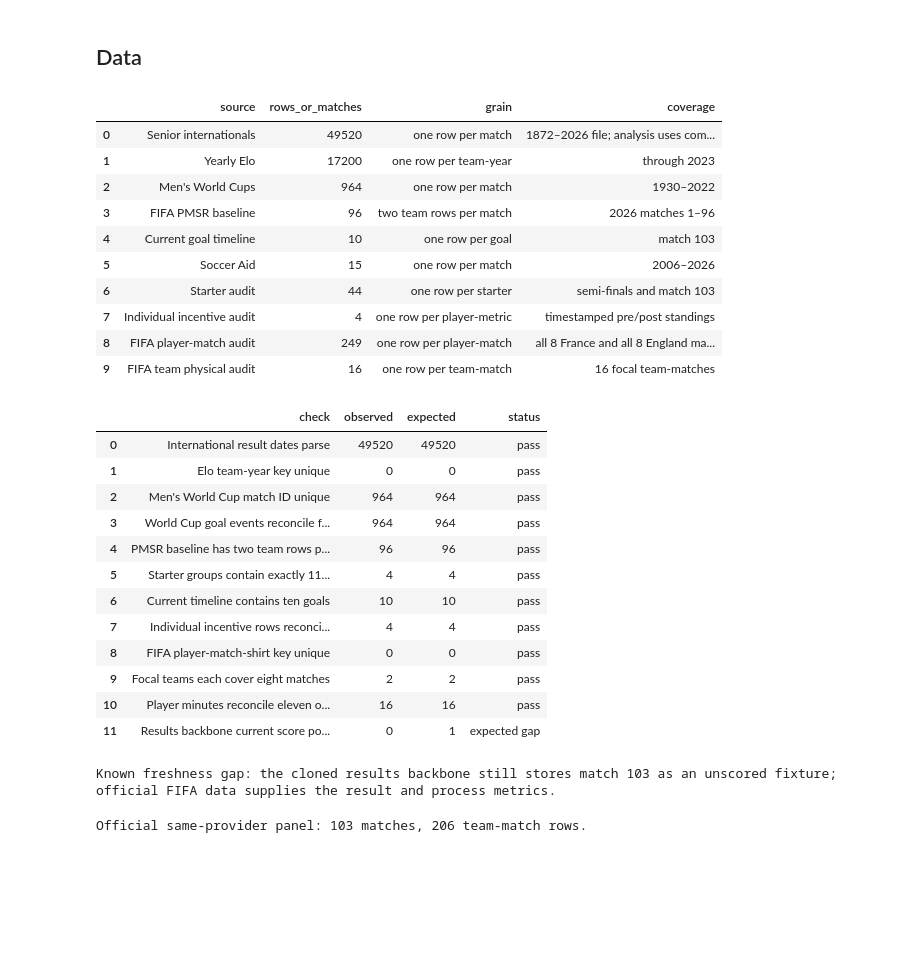
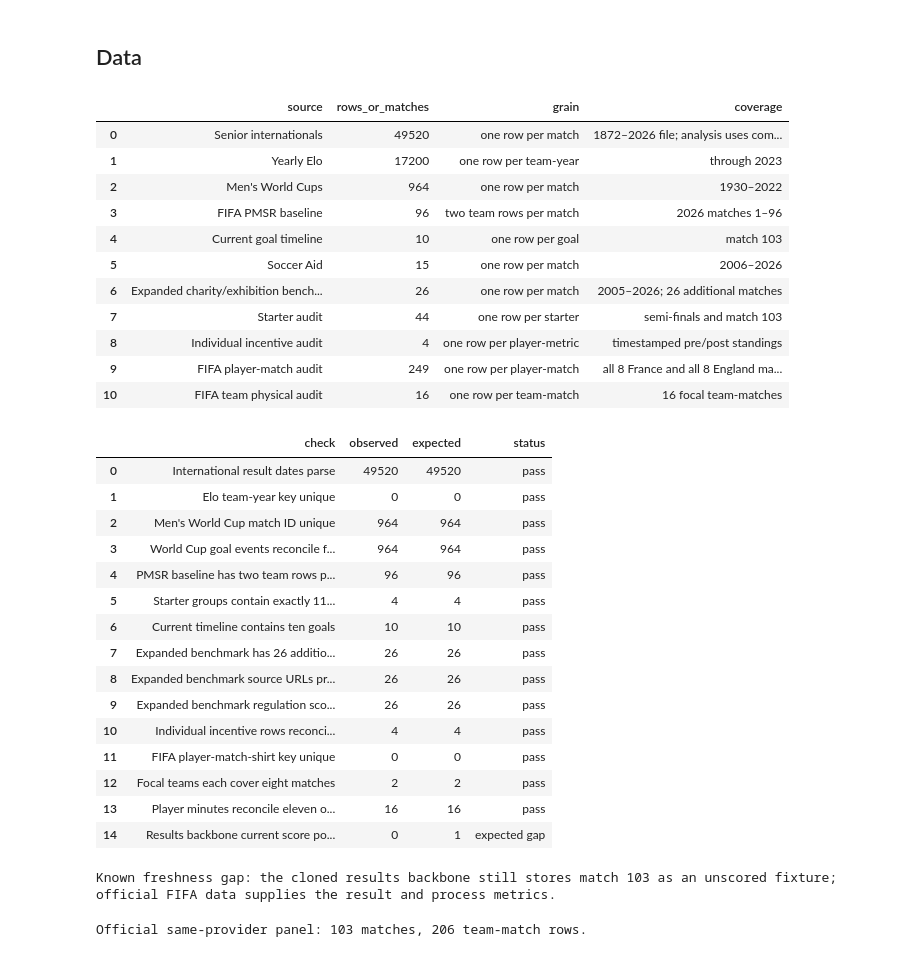
Before and after one commit to Shiverion/england-france-third-place-analysis, a Jupyter notebook: output/jupyter-notebook/england_france_2026_third_place_analysis_v2.ipynb, the cells around one changed output. Drawn from its saved outputs; the diff is of its cells as text; code cells hidden in the pictures; blank space fills up the shorter version.

```diff
--- a/output/jupyter-notebook/england_france_2026_third_place_analysis_v2.ipynb
+++ b/output/jupyter-notebook/england_france_2026_third_place_analysis_v2.ipynb
@@ -148,6 +148,7 @@ goals_raw = pd.read_csv(SIBLING / "data" / "raw" / "fjelstul" / "goals.csv", enc
 pmsr_base = pd.read_csv(SIBLING / "data" / "processed" / "pmsr_2026_match_features.csv")
 current_goals = pd.read_csv(ROOT / "data" / "current_match_goals.csv")
 soccer_aid = pd.read_csv(ROOT / "data" / "soccer_aid_results.csv")
+exhibition_benchmark = pd.read_csv(ROOT / "data" / "exhibition_charity_benchmark.csv")
 lineups = pd.read_csv(ROOT / "data" / "lineup_starters.csv")
 player_incentives = pd.read_csv(ROOT / "data" / "player_incentive_evidence.csv")
 player_match = pd.read_csv(PROCESSED / "fifa_2026_france_england_player_match.csv")
@@ -160,6 +161,7 @@ source_table = pd.DataFrame([
     ("FIFA PMSR baseline", pmsr_base["match_number"].nunique(), "two team rows per match", "2026 matches 1–96"),
     ("Current goal timeline", len(current_goals), "one row per goal", "match 103"),
     ("Soccer Aid", len(soccer_aid), "one row per match", "2006–2026"),
+    ("Expanded charity/exhibition benchmark", len(exhibition_benchmark), "one row per match", "2005–2026; 26 additional matches"),
     ("Starter audit", len(lineups), "one row per starter", "semi-finals and match 103"),
     ("Individual incentive audit", len(player_incentives), "one row per player-metric", "timestamped pre/post standings"),
     ("FIFA player-match audit", len(player_match), "one row per player-match", "all 8 France and all 8 England matches"),
@@ -174,10 +176,11 @@ display(source_table)
 | 3 | FIFA PMSR baseline | 96 | two team rows per match | 2026 matches 1–96 |
 | 4 | Current goal timeline | 10 | one row per goal | match 103 |
 | 5 | Soccer Aid | 15 | one row per match | 2006–2026 |
-| 6 | Starter audit | 44 | one row per starter | semi-finals and match 103 |
-| 7 | Individual incentive audit | 4 | one row per player-metric | timestamped pre/post standings |
-| 8 | FIFA player-match audit | 249 | one row per player-match | all 8 France and all 8 England ma... |
-| 9 | FIFA team physical audit | 16 | one row per team-match | 16 focal team-matches |
+| 6 | Expanded charity/exhibition bench... | 26 | one row per match | 2005–2026; 26 additional matches |
+| 7 | Starter audit | 44 | one row per starter | semi-finals and match 103 |
+| 8 | Individual incentive audit | 4 | one row per player-metric | timestamped pre/post standings |
+| 9 | FIFA player-match audit | 249 | one row per player-match | all 8 France and all 8 England ma... |
+| 10 | FIFA team physical audit | 16 | one row per team-match | 16 focal team-matches |
 # %%
 # Data-quality audit: grain, uniqueness, completeness, and source reconciliation
 results["date"] = pd.to_datetime(results["date"], errors="coerce")
@@ -211,41 +214,50 @@ quality_checks = pd.DataFrame([
     ("PMSR baseline has two team rows per match", int(pmsr_base.groupby("match_number").size().eq(2).sum()), 96, "pass"),
     ("Starter groups contain exactly 11 players", int(lineup_sizes.eq(11).sum()), len(lineup_sizes), "pass" if lineup_sizes.eq(11).all() else "fail"),
     ("Current timeline contains ten goals", len(current_goals), 10, "pass" if len(current_goals) == 10 else "fail"),
+    ("Expanded benchmark has 26 additional matches", len(exhibition_benchmark), 26, "pass" if len(exhibition_benchmark) == 26 else "fail"),
+    ("Expanded benchmark source URLs present", int(exhibition_benchmark["source_url"].notna().sum()), len(exhibition_benchmark), "pass" if exhibition_benchmark["source_url"].notna().all() else "fail"),
+    ("Expanded benchmark regulation scores are nonnegative", int(((exhibition_benchmark["team_a_goals"] >= 0) & (exhibition_benchmark["team_b_goals"] >= 0)).sum()), len(exhibition_benchmark), "pass" if ((exhibition_benchmark["team_a_goals"] >= 0) & (exhibition_benchmark["team_b_goals"] >= 0)).all() else "fail"),
     ("Individual incentive rows reconcile pre + match = post", int(incentive_arithmetic.sum()), len(player_incentives), "pass" if incentive_arithmetic.all() else "fail"),
     ("FIFA player-match-shirt key unique", player_key_duplicates, 0, "pass" if player_key_duplicates == 0 else "fail"),
     ("Focal teams each cover eight matches", int(player_match_coverage.eq(8).sum()), 2, "pass" if player_match_coverage.eq(8).all() else "fail"),
     ("Player minutes reconcile eleven on-field slots", minute_groups_reconciled, len(minute_totals), "pass" if minute_groups_reconciled == len(minute_totals) else "fail"),
     ("Results backbone current score populated", int(current_result_row[["home_score", "away_score"]].notna().all(axis=1).sum()), 1, "expected gap"),
 ], columns=["check", "observed", "expected", "status"])
 
 assert ratings[["year", "team"]].drop_duplicates().shape[0] == len(ratings)
 assert men["match_id"].is_unique
 assert (men["event_goal_count"] == men["score_goal_count"]).all()
 assert pmsr_base.groupby("match_number").size().eq(2).all()
 assert lineup_sizes.eq(11).all()
 assert len(current_goals) == 10
+assert len(exhibition_benchmark) == 26
+assert exhibition_benchmark["source_url"].notna().all()
+assert ((exhibition_benchmark["team_a_goals"] >= 0) & (exhibition_benchmark["team_b_goals"] >= 0)).all()
 assert not player_incentives.duplicated(["player", "metric"]).any()
 assert incentive_arithmetic.all()
 assert player_key_duplicates == 0
 assert player_match_coverage.eq(8).all()
 assert minute_groups_reconciled == len(minute_totals)
 display(quality_checks)
 
 print("Known freshness gap: the cloned results backbone still stores match 103 as an unscored fixture; official FIFA data supplies the result and process metrics.")
 # %% [output]
 |  | check | observed | expected | status |
 | 0 | International result dates parse | 49520 | 49520 | pass |
 | 1 | Elo team-year key unique | 0 | 0 | pass |
 | 2 | Men's World Cup match ID unique | 964 | 964 | pass |
 | 3 | World Cup goal events reconcile f... | 964 | 964 | pass |
 | 4 | PMSR baseline has two team rows p... | 96 | 96 | pass |
 | 5 | Starter groups contain exactly 11... | 4 | 4 | pass |
 | 6 | Current timeline contains ten goals | 10 | 10 | pass |
-| 7 | Individual incentive rows reconci... | 4 | 4 | pass |
-| 8 | FIFA player-match-shirt key unique | 0 | 0 | pass |
-| 9 | Focal teams each cover eight matches | 2 | 2 | pass |
-| 10 | Player minutes reconcile eleven o... | 16 | 16 | pass |
-| 11 | Results backbone current score po... | 0 | 1 | expected gap |
+| 7 | Expanded benchmark has 26 additio... | 26 | 26 | pass |
+| 8 | Expanded benchmark source URLs pr... | 26 | 26 | pass |
+| 9 | Expanded benchmark regulation sco... | 26 | 26 | pass |
+| 10 | Individual incentive rows reconci... | 4 | 4 | pass |
+| 11 | FIFA player-match-shirt key unique | 0 | 0 | pass |
+| 12 | Focal teams each cover eight matches | 2 | 2 | pass |
+| 13 | Player minutes reconcile eleven o... | 16 | 16 | pass |
+| 14 | Results backbone current score po... | 0 | 1 | expected gap |
 Known freshness gap: the cloned results backbone still stores match 103 as an unscored fixture; official FIFA data supplies the result and process metrics.
 # %%
 # Extend the official FIFA PMSR panel from match 96 through match 103
```
Also changed, not shown: parts of 8 cells of this notebook, 16 other files.
